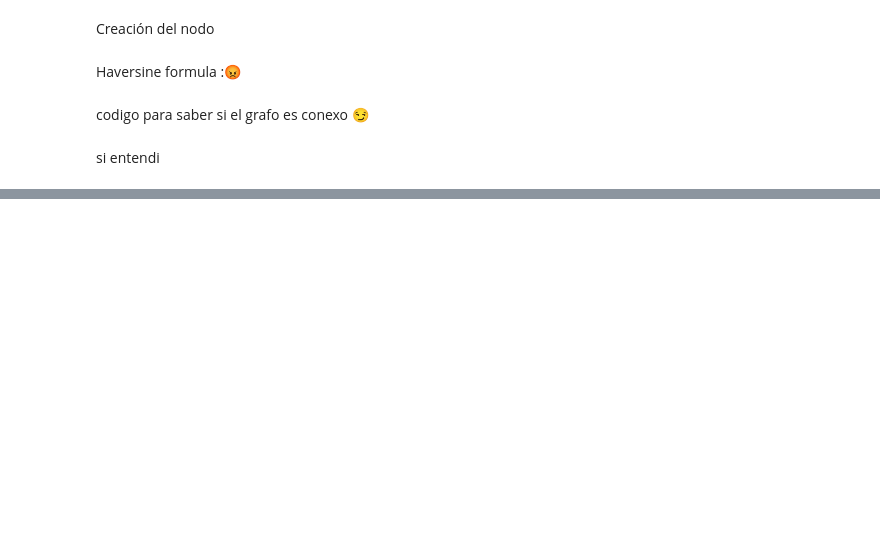
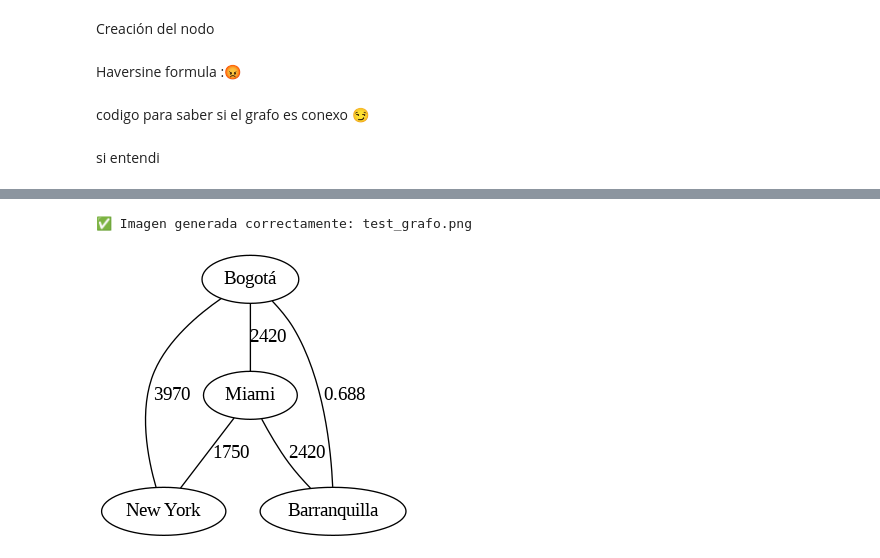
Before and after one commit to SantiagoVieiura/Lab2EDD2, a Jupyter notebook: Lab2_edd2.ipynb, the cells around one changed output, grey strips where cells are left out. Cells and saved outputs as stored; diff of their text form; code cells hidden in the pictures; blank space fills up the shorter version.

Commit message:
Se ha completado la función para graficar el grafo con Graphviz

```diff
--- a/Lab2_edd2.ipynb
+++ b/Lab2_edd2.ipynb
@@ -359,0 +412,34 @@ Ingrese código de aeropuerto origen: AAE
+# %%
+from graphviz import Graph
+from IPython.display import Image, display
+import os
+
+def draw_graph_test():
+    # Crear grafo
+    dot = Graph(comment="Ejemplo simple")
+    dot.node("BOG", "Bogotá")
+    dot.node("MIA", "Miami")
+    dot.node("JFK", "New York")
+    dot.node("BAQ", "Barranquilla")
+    dot.edge("BOG", "BAQ", label="0.688")
+    dot.edge("BOG", "MIA", label="2420")
+    dot.edge("MIA", "JFK", label="1750")
+    dot.edge("MIA", "BAQ", label="2420")
+    dot.edge("BOG", "JFK", label="3970")
+
+    # Definir nombre del archivo y renderizar
+    filename = "test_grafo"
+    output_path = dot.render(filename, format="png", cleanup=True)
+
+    # Verificar que el archivo existe
+    if os.path.exists(output_path):
+        print(f"✅ Imagen generada correctamente: {output_path}")
+        display(Image(filename=output_path))
+    else:
+        print("⚠️ No se encontró la imagen generada. Verifica permisos o ruta.")
+
+# Ejecutar la prueba
+draw_graph_test()
+# %% [output]
+✅ Imagen generada correctamente: test_grafo.png
+[figure, added]
```
Also changed, not shown: parts of 2 cells of this notebook.
